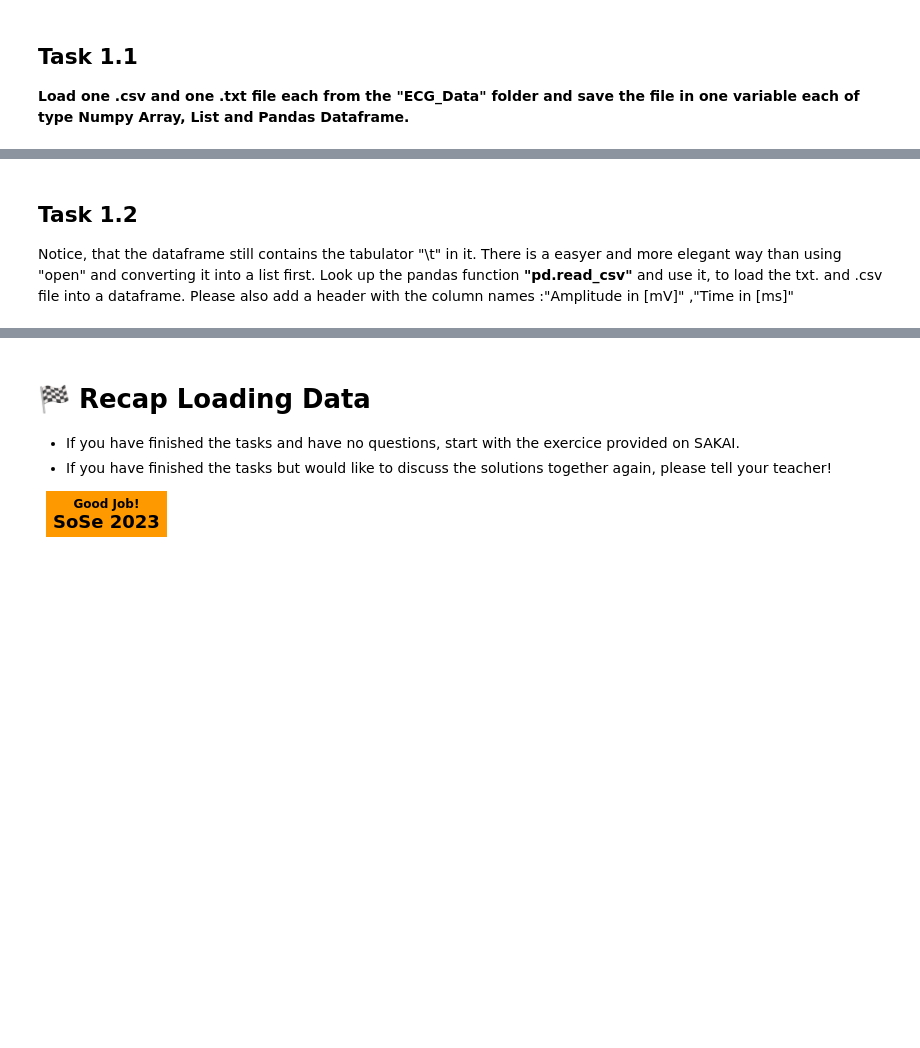
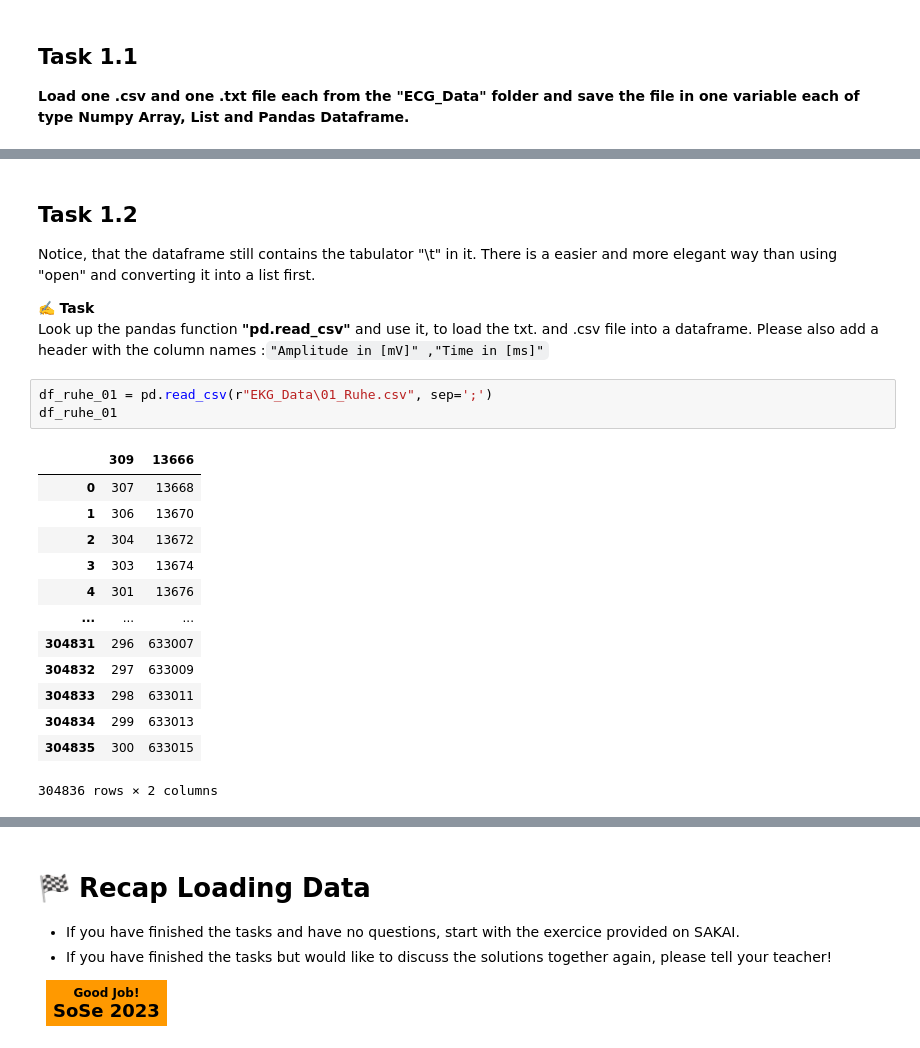
Before and after one commit to jhumci/programmieruebung2, a Jupyter notebook: 3_pandas/data_and_scripts/PÜ3_1_LoadingData.ipynb, the cells around one changed output, grey strips where cells are left out. Drawn from its saved outputs; the diff is of its cells as text; blank space fills up the shorter version.

```diff
--- a/3_pandas/data_and_scripts/PÜ3_1_LoadingData.ipynb
+++ b/3_pandas/data_and_scripts/PÜ3_1_LoadingData.ipynb
@@ -106,6 +196,25 @@ the first 5 rows of the dataframe look like this:
 # %% [markdown]
 ## Task 1.2
 
-Notice, that the dataframe still contains the tabulator "\t" in it. There is a easyer and more elegant way than using "open" and converting it into a list first.
-Look up the pandas function __"pd.read_csv"__ and use it, to load the txt. and .csv file into a dataframe. Please also add a header with the column names :"Amplitude in [mV]" ,"Time in [ms]"
+Notice, that the dataframe still contains the tabulator "\t" in it. There is a easier and more elegant way than using "open" and converting it into a list first.
+
+✍️ **Task**
+Look up the pandas function __"pd.read_csv"__ and use it, to load the txt. and .csv file into a dataframe. Please also add a header with the column names :`"Amplitude in [mV]" ,"Time in [ms]"`
+# %%
+df_ruhe_01 = pd.read_csv(r"EKG_Data\01_Ruhe.csv", sep=';')
+df_ruhe_01
+# %% [output]
+|  | 309 | 13666 |
+| 0 | 307 | 13668 |
+| 1 | 306 | 13670 |
+| 2 | 304 | 13672 |
+| 3 | 303 | 13674 |
+| 4 | 301 | 13676 |
+| ... | ... | ... |
+| 304831 | 296 | 633007 |
+| 304832 | 297 | 633009 |
+| 304833 | 298 | 633011 |
+| 304834 | 299 | 633013 |
+| 304835 | 300 | 633015 |
+304836 rows × 2 columns
 # %%
```
Also changed, not shown: parts of 16 cells of this notebook, 29 other files.
